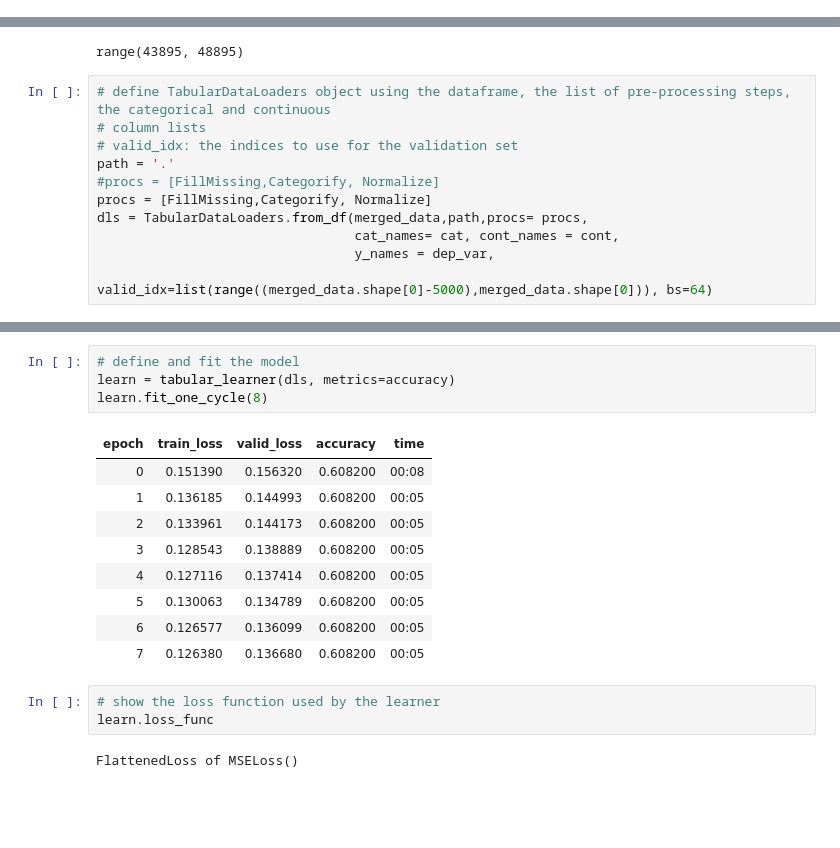
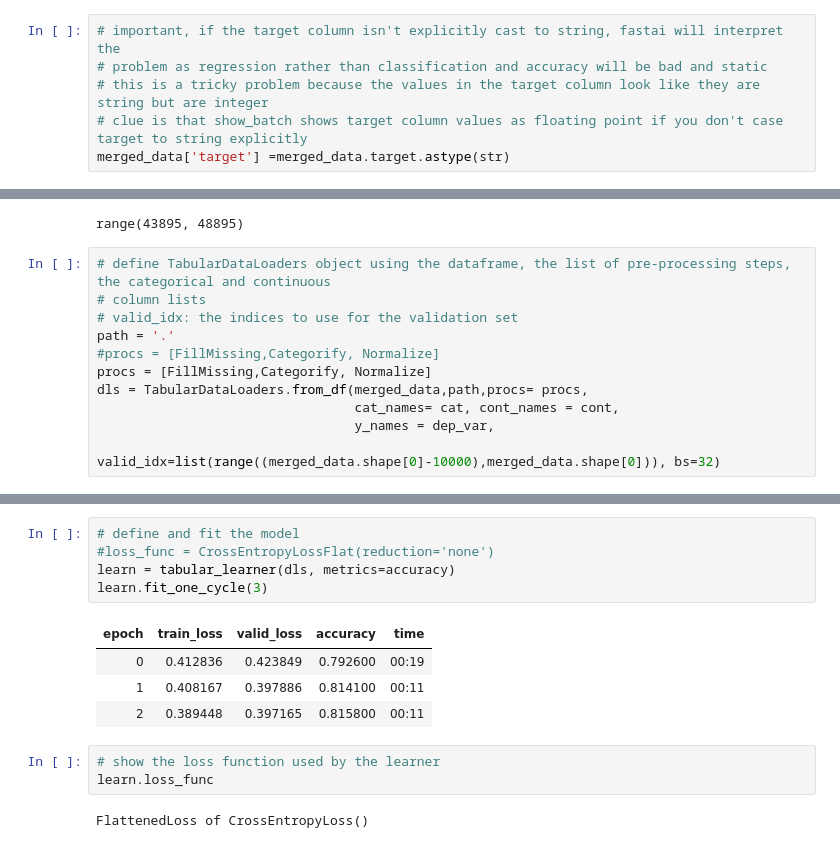
Before and after one commit to ryanmark1867/fastai_basics, a Jupyter notebook: notebooks/model_training.ipynb, the cells around one changed output, grey strips where cells are left out. Saved outputs shown, nothing was run; the diff lists cells and outputs as text; blank space fills up the shorter version.

```diff
--- a/notebooks/model_training.ipynb
+++ b/notebooks/model_training.ipynb
@@ -533,3 +533,9 @@ dep_var
 - use the unique fastai tabular data capabilities
 
 <a href=#linkanchor>Back to link list</a>
+# %%
+# important, if the target column isn't explicitly cast to string, fastai will interpret the
+# problem as regression rather than classification and accuracy will be bad and static
+# this is a tricky problem because the values in the target column look like they are string but are integer
+# clue is that show_batch shows target column values as floating point if you don't case target to string explicitly
+merged_data['target'] =merged_data.target.astype(str)
@@ -551,7 +566,7 @@ procs = [FillMissing,Categorify, Normalize]
 dls = TabularDataLoaders.from_df(merged_data,path,procs= procs,
                                  cat_names= cat, cont_names = cont,
                                  y_names = dep_var,
-                                 valid_idx=list(range((merged_data.shape[0]-5000),merged_data.shape[0])), bs=64)
+                                 valid_idx=list(range((merged_data.shape[0]-10000),merged_data.shape[0])), bs=32)
 # %%
 # display a sample batch
 dls.valid.show_batch()
@@ -570,22 +585,18 @@ dls.valid.show_batch()
 # %%
 # define and fit the model
+#loss_func = CrossEntropyLossFlat(reduction='none')
 learn = tabular_learner(dls, metrics=accuracy)
-learn.fit_one_cycle(8)
+learn.fit_one_cycle(3)
 # %% [output]
 | epoch | train_loss | valid_loss | accuracy | time |
-| 0 | 0.151390 | 0.156320 | 0.608200 | 00:08 |
-| 1 | 0.136185 | 0.144993 | 0.608200 | 00:05 |
-| 2 | 0.133961 | 0.144173 | 0.608200 | 00:05 |
-| 3 | 0.128543 | 0.138889 | 0.608200 | 00:05 |
-| 4 | 0.127116 | 0.137414 | 0.608200 | 00:05 |
-| 5 | 0.130063 | 0.134789 | 0.608200 | 00:05 |
-| 6 | 0.126577 | 0.136099 | 0.608200 | 00:05 |
-| 7 | 0.126380 | 0.136680 | 0.608200 | 00:05 |
+| 0 | 0.412836 | 0.423849 | 0.792600 | 00:19 |
+| 1 | 0.408167 | 0.397886 | 0.814100 | 00:11 |
+| 2 | 0.389448 | 0.397165 | 0.815800 | 00:11 |
 # %%
 # show the loss function used by the learner
 learn.loss_func
 # %% [output]
-FlattenedLoss of MSELoss()
+FlattenedLoss of CrossEntropyLoss()
 # %%
 # show a set of results from the model
 learn.show_results()
```
Also changed, not shown: parts of 7 cells of this notebook.
